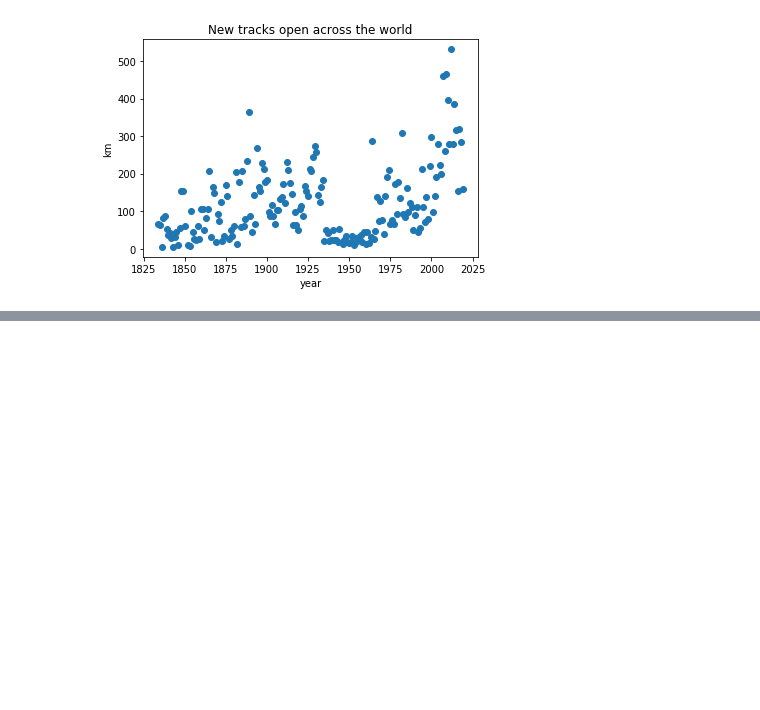
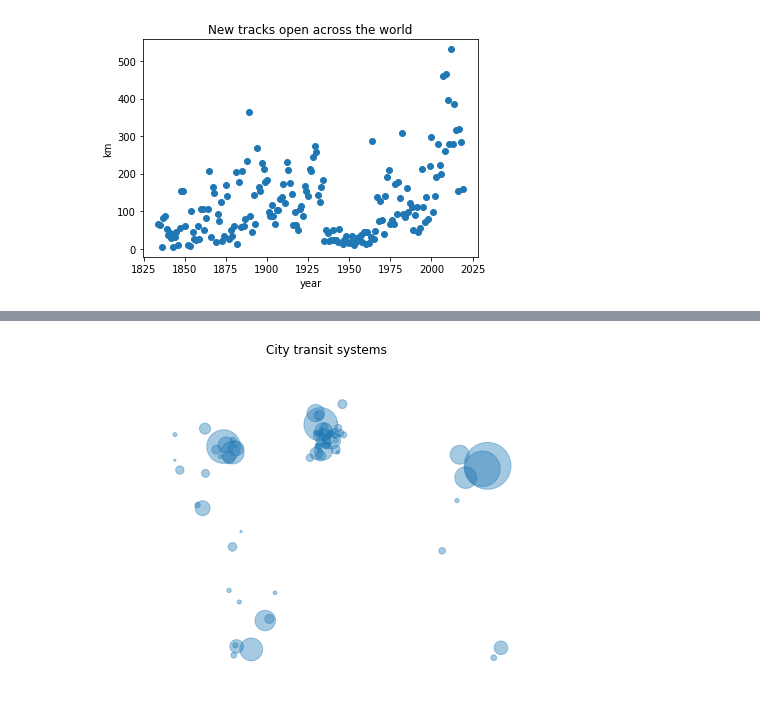
Before and after one commit to msds-5x01/python-programming-for-data-science, a Jupyter notebook: notebooks/CityLines.ipynb, the cells around one changed output, grey strips where cells are left out. Saved outputs shown, nothing was run; the diff lists cells and outputs as text; code cells hidden in the pictures; blank space fills up the shorter version.

```diff
--- a/notebooks/CityLines.ipynb
+++ b/notebooks/CityLines.ipynb
@@ -506,0 +547,10 @@ Text(0.5, 1.0, 'New tracks open across the world')
+# %%
+city_points = np.array([parse_point(p) + [systems.get(name, 0)] for p, name in zip(cities['coords'], cities['name'])])
+# %%
+fig, ax = plt.subplots(1, 1, figsize=(8, 6))
+ax.scatter(city_points[:, 0], city_points[:, 1], s=city_points[:,2]/2, alpha=0.4)
+ax.axis('off')
+ax.set_title('City transit systems')
+fig.savefig('city-world.png')
+# %% [output]
+[figure, added]
```
Also changed, not shown: parts of 4 cells of this notebook.
